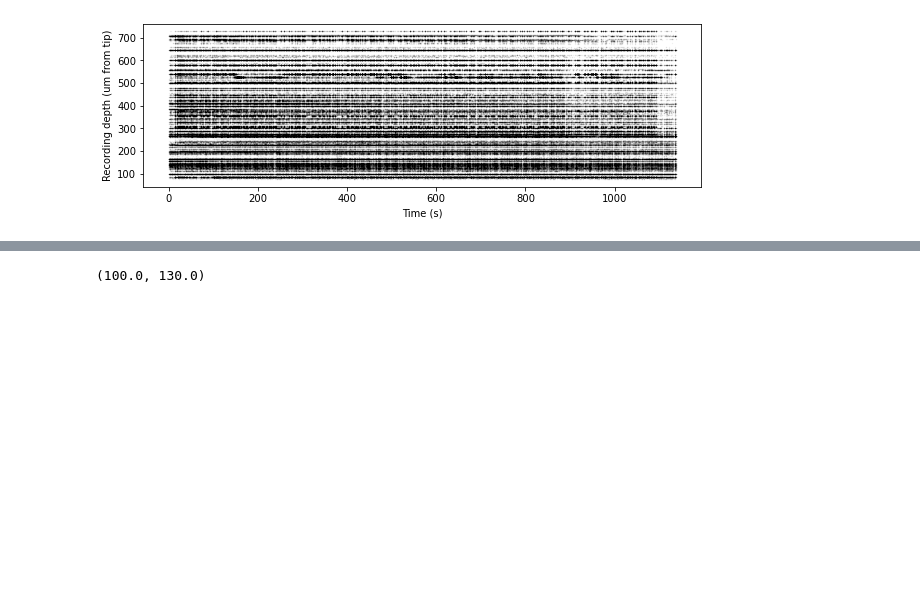
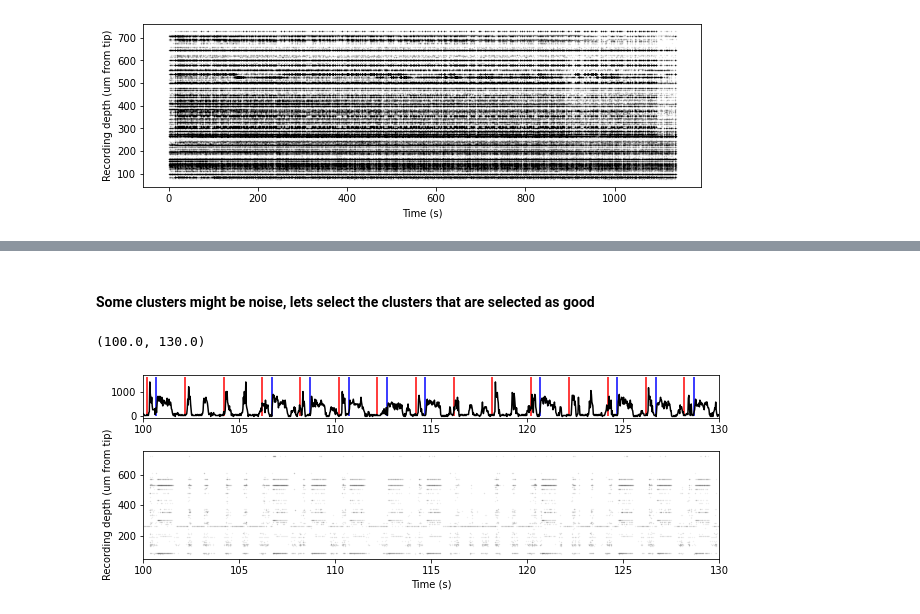
Before and after one commit to jcouto/cshl_spks, a Jupyter notebook: tutorials/tutorial_load_phy_data.ipynb, the cells around one changed output, grey strips where cells are left out. Cells and saved outputs as stored; diff of their text form; code cells hidden in the pictures; blank space fills up the shorter version.

```diff
--- a/tutorials/tutorial_load_phy_data.ipynb
+++ b/tutorials/tutorial_load_phy_data.ipynb
@@ -70,27 +81,29 @@ plt.xlim([100,130])
+# %% [markdown]
+#### Some clusters might be noise, lets select the clusters that are selected as good
 # %%
-# some clusters might be noise, lets select the clusters that are not noise
-cluster_ids = cluster_groups.cluster_id[cluster_groups.group != 'noise'].values
+cluster_ids = cluster_groups.cluster_id[cluster_groups.group == 'good'].values
 selection = np.isin(spike_clusters,cluster_ids)
 
 binsize = 0.025 # lets use a 10ms binsize
 edges = np.arange(0,np.max(spike_times),binsize)
 
 pop_rate,_ = np.histogram(spike_times[selection],edges)
 pop_rate = pop_rate/binsize
 pop_rate_time = edges[:-1]+np.diff(edges[:2])/2
 
 fig = plt.figure(figsize = [10,3])
 ax = fig.add_axes([0.1,0.1,0.8,0.5])
 # plot the "drift" rastermap
 plt.plot(spike_times[selection],spike_positions[selection,1],'.k',markersize = 0.5,alpha = 0.1)
 plt.ylabel('Recording depth (um from tip)')
 plt.xlabel('Time (s)');
 # plot the population rate
 ax = fig.add_axes([0.1,0.75,0.8,0.2],sharex = ax)
 plt.plot(pop_rate_time,pop_rate,'k')
 # plot the stim onsets
 plt.vlines(opto_onsets,0,np.max(pop_rate),color='blue')
 plt.vlines(visual_onsets,0,np.max(pop_rate),color='red')
 plt.xlim([100,130])
 # %% [output]
 (100.0, 130.0)
+[figure, added]
```
Also changed, not shown: parts of 6 cells of this notebook, 2 other files.
